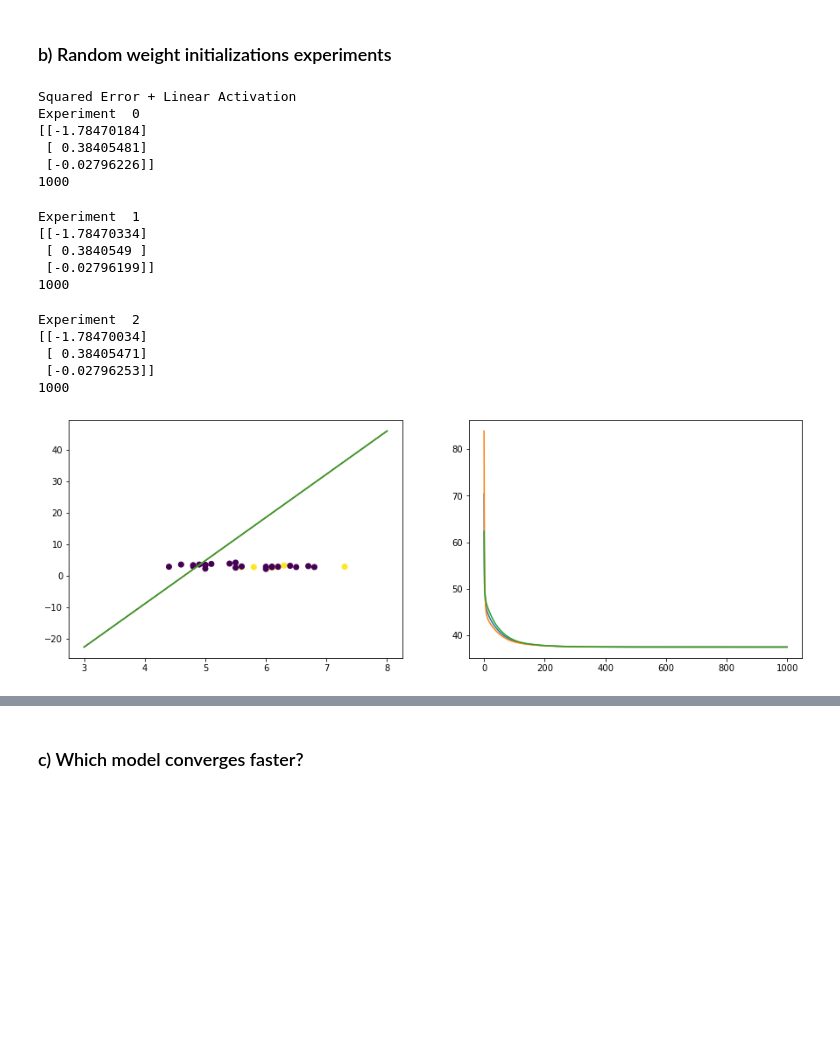
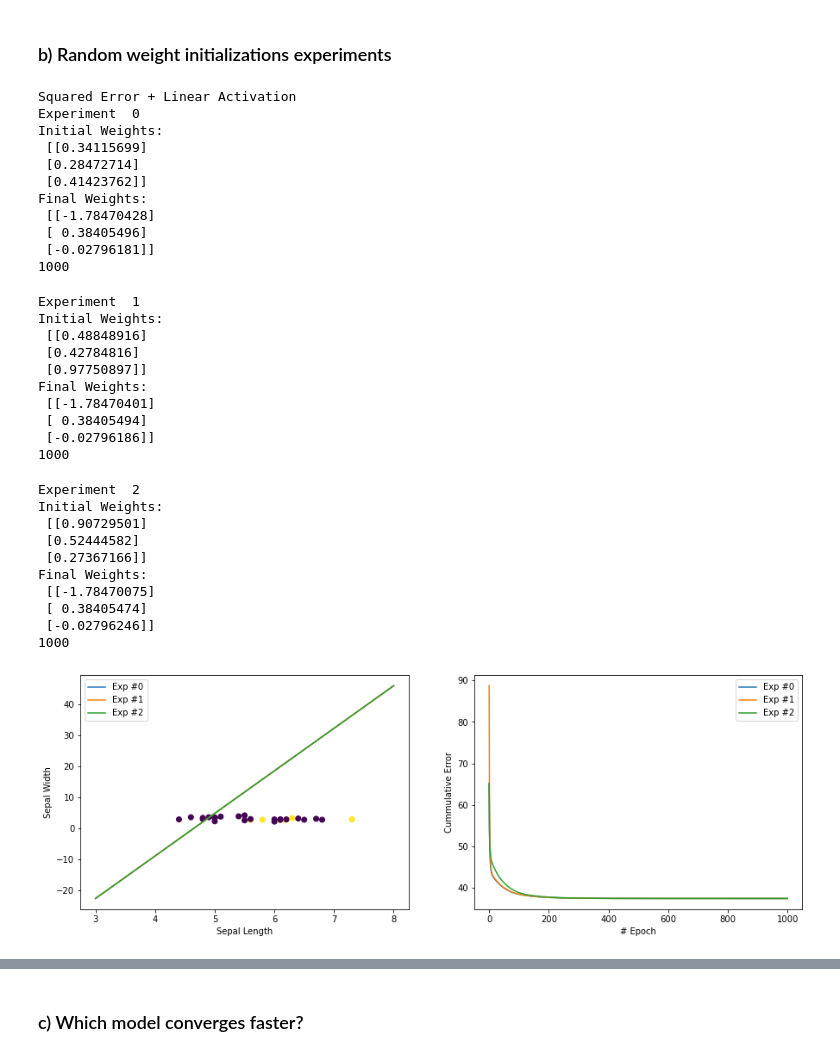
Before and after one commit to HerouFenix/apre, a Jupyter notebook: H3/Code/h3_src.ipynb, the cells around one changed output, grey strips where cells are left out. Drawn from its saved outputs; the diff is of its cells as text; code cells hidden in the pictures; blank space fills up the shorter version.

```diff
--- a/H3/Code/h3_src.ipynb
+++ b/H3/Code/h3_src.ipynb
@@ -265,46 +270,70 @@ plt.subplots(figsize=(15, 5))
 plt.subplot(1, 2, 1)
 plt.scatter(X_test[:,0], X_test[:,1], c=y_test)
 
 
 ## i.
 print("Squared Error + Linear Activation")
 for i in range(3):
     weights = np.random.rand(3,1)
     #print(weights)
 
     result = lr_se_linear(X_train, y_train, weights, lr, 1000)
     print("Experiment ", i)
-    print(result[0])
+    print("Initial Weights: \n", weights)
+    print("Final Weights: \n", result[0])
     print(result[1])
 
     print("")
     plt.subplot(1, 2, 1)
     domain = np.linspace(3,8,100)
     line = -(result[0][0] * 1 + result[0][1] * domain) / result[0][2]
 
-    plt.plot(domain,line)
+    plt.plot(domain,line, label=("Exp #" + str(i)))
+    plt.xlabel("Sepal Length")
+    plt.ylabel("Sepal Width")
+    plt.legend()
 
     plt.subplot(1, 2, 2)
-    plt.plot(result[2])
+
+    plt.plot(result[2], label=("Exp #" + str(i)))
+    plt.xlabel("# Epoch")
+    plt.ylabel("Cummulative Error")
+    plt.legend()
+
     plt.savefig('i.png')
 # %% [output]
 Squared Error + Linear Activation
 Experiment  0
-[[-1.78470184]
- [ 0.38405481]
- [-0.02796226]]
+Initial Weights:
+ [[0.34115699]
+ [0.28472714]
+ [0.41423762]]
+Final Weights:
+ [[-1.78470428]
+ [ 0.38405496]
+ [-0.02796181]]
 1000
 Experiment  1
-[[-1.78470334]
- [ 0.3840549 ]
- [-0.02796199]]
+Initial Weights:
+ [[0.48848916]
+ [0.42784816]
+ [0.97750897]]
+Final Weights:
+ [[-1.78470401]
+ [ 0.38405494]
+ [-0.02796186]]
 1000
 Experiment  2
-[[-1.78470034]
- [ 0.38405471]
- [-0.02796253]]
+Initial Weights:
+ [[0.90729501]
+ [0.52444582]
+ [0.27367166]]
+Final Weights:
+ [[-1.78470075]
+ [ 0.38405474]
+ [-0.02796246]]
 1000
-[figure, old version]
+[figure, new version]
 # %%
 lr = 0.01
 
```
Also changed, not shown: parts of 12 cells of this notebook, 6 other files.
